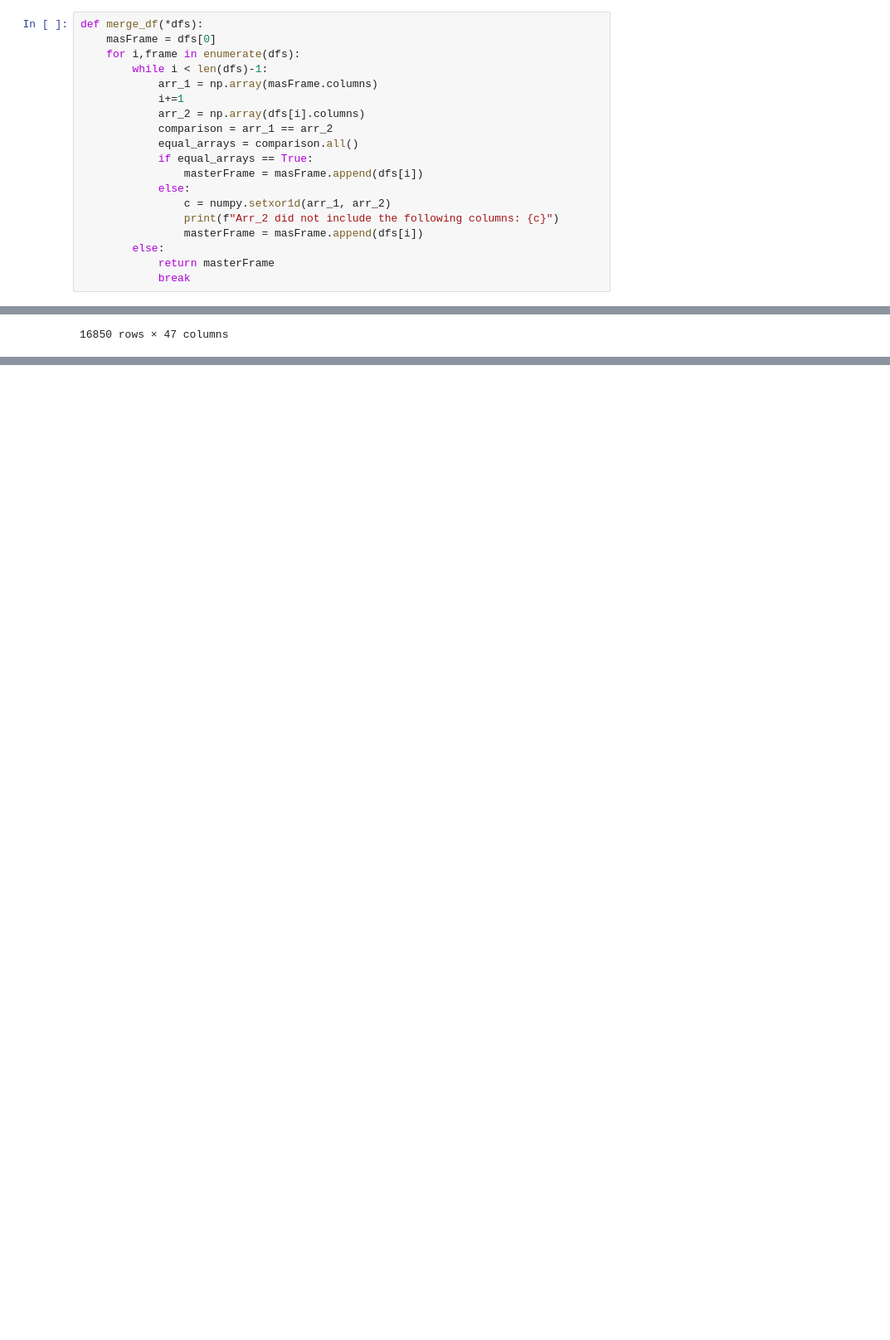
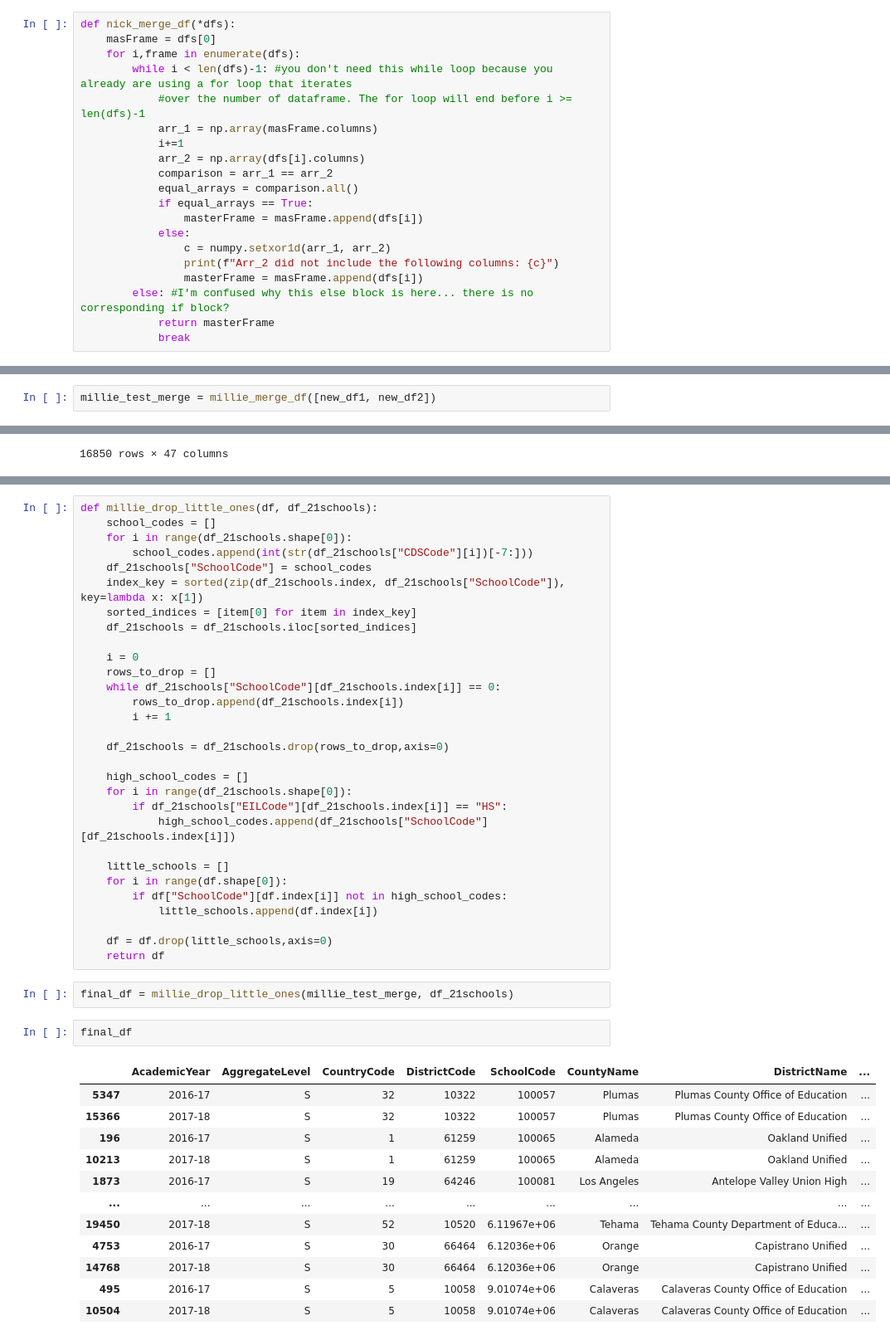
Before and after one commit to npcrites/california-school-analysis, a Jupyter notebook: Preprocessing.ipynb, the cells around one changed output, grey strips where cells are left out. Shown at 83% size. Cells and saved outputs as stored; diff of their text form; blank space fills up the shorter version.

Commit message:
fixed merge

```diff
--- a/Preprocessing.ipynb
+++ b/Preprocessing.ipynb
@@ -124,8 +166,9 @@ Write a function that generates a single DataFrame given multiple dataframes fro
 # %%
-def merge_df(*dfs):
+def nick_merge_df(*dfs):
     masFrame = dfs[0]
     for i,frame in enumerate(dfs):
-        while i < len(dfs)-1:
+        while i < len(dfs)-1: #you don't need this while loop because you already are using a for loop that iterates
+            #over the number of dataframe. The for loop will end before i >= len(dfs)-1
             arr_1 = np.array(masFrame.columns)
             i+=1
             arr_2 = np.array(dfs[i].columns)
@@ -137,7 +180,7 @@ def merge_df(*dfs):
                 c = numpy.setxor1d(arr_1, arr_2)
                 print(f"Arr_2 did not include the following columns: {c}")
                 masterFrame = masFrame.append(dfs[i])
-        else:
+        else: #I'm confused why this else block is here... there is no corresponding if block?
             return masterFrame
             break
 # %%
@@ -156,4 +198,6 @@ test_merge2.tail()
 | 10015 | 2016-17 | S | 58 | 72769.0 | 123570.0 | Yuba | Wheatland Union High | ... |
 | 10016 | 2016-17 | S | 58 | 72769.0 | 5838305.0 | Yuba | Wheatland Union High | ... |
 5 rows × 58 columns
+# %%
+millie_test_merge = millie_merge_df([new_df1, new_df2])
 # %%
@@ -251,0 +289,47 @@ ValueError: Length of values (19292) does not match length of index (18676)
+# %%
+def millie_drop_little_ones(df, df_21schools):
+    school_codes = []
+    for i in range(df_21schools.shape[0]):
+        school_codes.append(int(str(df_21schools["CDSCode"][i])[-7:]))
+    df_21schools["SchoolCode"] = school_codes
+    index_key = sorted(zip(df_21schools.index, df_21schools["SchoolCode"]), key=lambda x: x[1])
+    sorted_indices = [item[0] for item in index_key]
+    df_21schools = df_21schools.iloc[sorted_indices]
+
+    i = 0
+    rows_to_drop = []
+    while df_21schools["SchoolCode"][df_21schools.index[i]] == 0:
+        rows_to_drop.append(df_21schools.index[i])
+        i += 1
+
+    df_21schools = df_21schools.drop(rows_to_drop,axis=0)
+
+    high_school_codes = []
+    for i in range(df_21schools.shape[0]):
+        if df_21schools["EILCode"][df_21schools.index[i]] == "HS":
+            high_school_codes.append(df_21schools["SchoolCode"][df_21schools.index[i]])
+
+    little_schools = []
+    for i in range(df.shape[0]):
+        if df["SchoolCode"][df.index[i]] not in high_school_codes:
+            little_schools.append(df.index[i])
+
+    df = df.drop(little_schools,axis=0)
+    return df
+# %%
+final_df = millie_drop_little_ones(millie_test_merge, df_21schools)
+# %%
+final_df
+# %% [output]
+|  | AcademicYear | AggregateLevel | CountryCode | DistrictCode | SchoolCode | CountyName | DistrictName | ... |
+| 5347 | 2016-17 | S | 32 | 10322 | 100057 | Plumas | Plumas County Office of Education | ... |
+| 15366 | 2017-18 | S | 32 | 10322 | 100057 | Plumas | Plumas County Office of Education | ... |
+| 196 | 2016-17 | S | 1 | 61259 | 100065 | Alameda | Oakland Unified | ... |
+| 10213 | 2017-18 | S | 1 | 61259 | 100065 | Alameda | Oakland Unified | ... |
+| 1873 | 2016-17 | S | 19 | 64246 | 100081 | Los Angeles | Antelope Valley Union High | ... |
+| ... | ... | ... | ... | ... | ... | ... | ... | ... |
+| 19450 | 2017-18 | S | 52 | 10520 | 6.11967e+06 | Tehama | Tehama County Department of Educa... | ... |
+| 4753 | 2016-17 | S | 30 | 66464 | 6.12036e+06 | Orange | Capistrano Unified | ... |
+| 14768 | 2017-18 | S | 30 | 66464 | 6.12036e+06 | Orange | Capistrano Unified | ... |
+| 495 | 2016-17 | S | 5 | 10058 | 9.01074e+06 | Calaveras | Calaveras County Office of Education | ... |
+| 10504 | 2017-18 | S | 5 | 10058 | 9.01074e+06 | Calaveras | Calaveras County Office of Education | ... |
```
Also changed, not shown: parts of 11 cells of this notebook.
